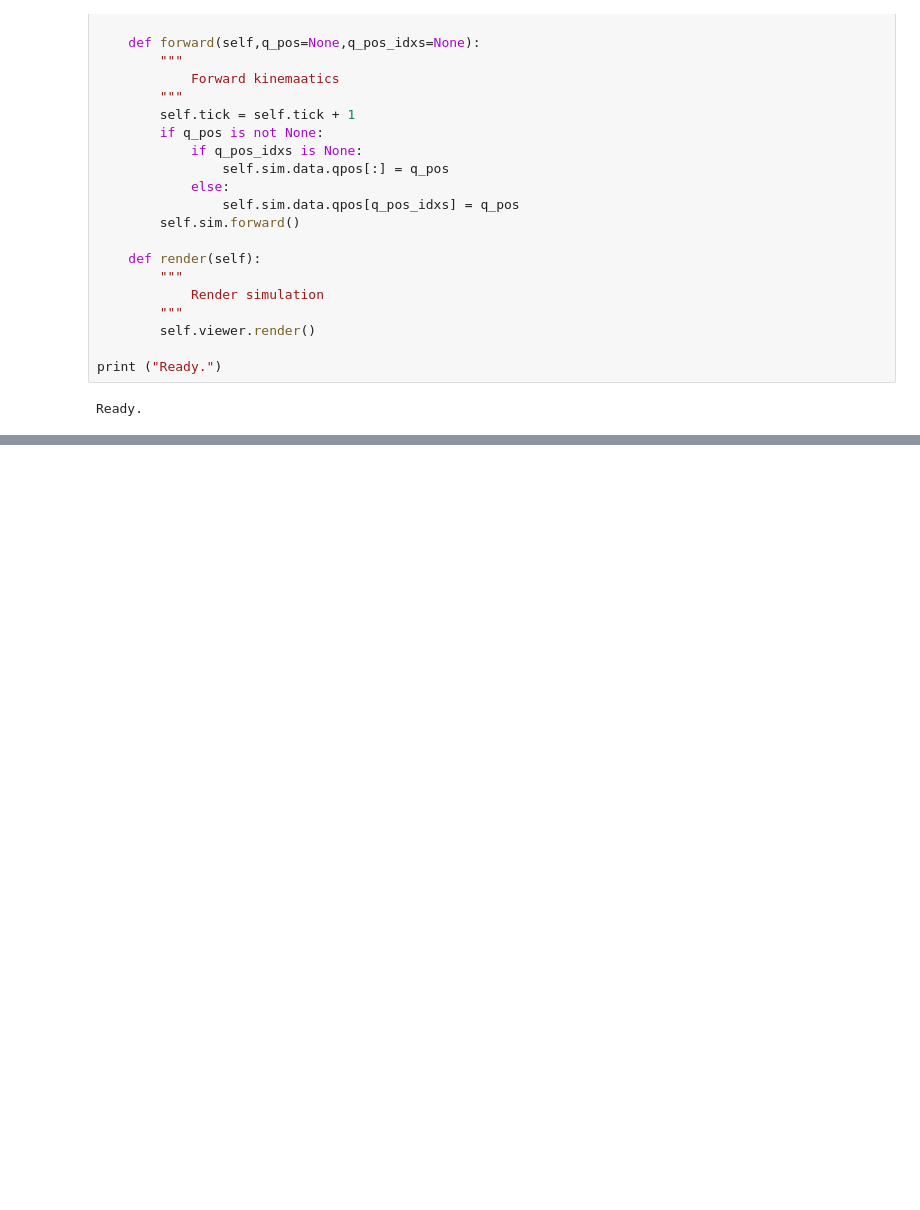
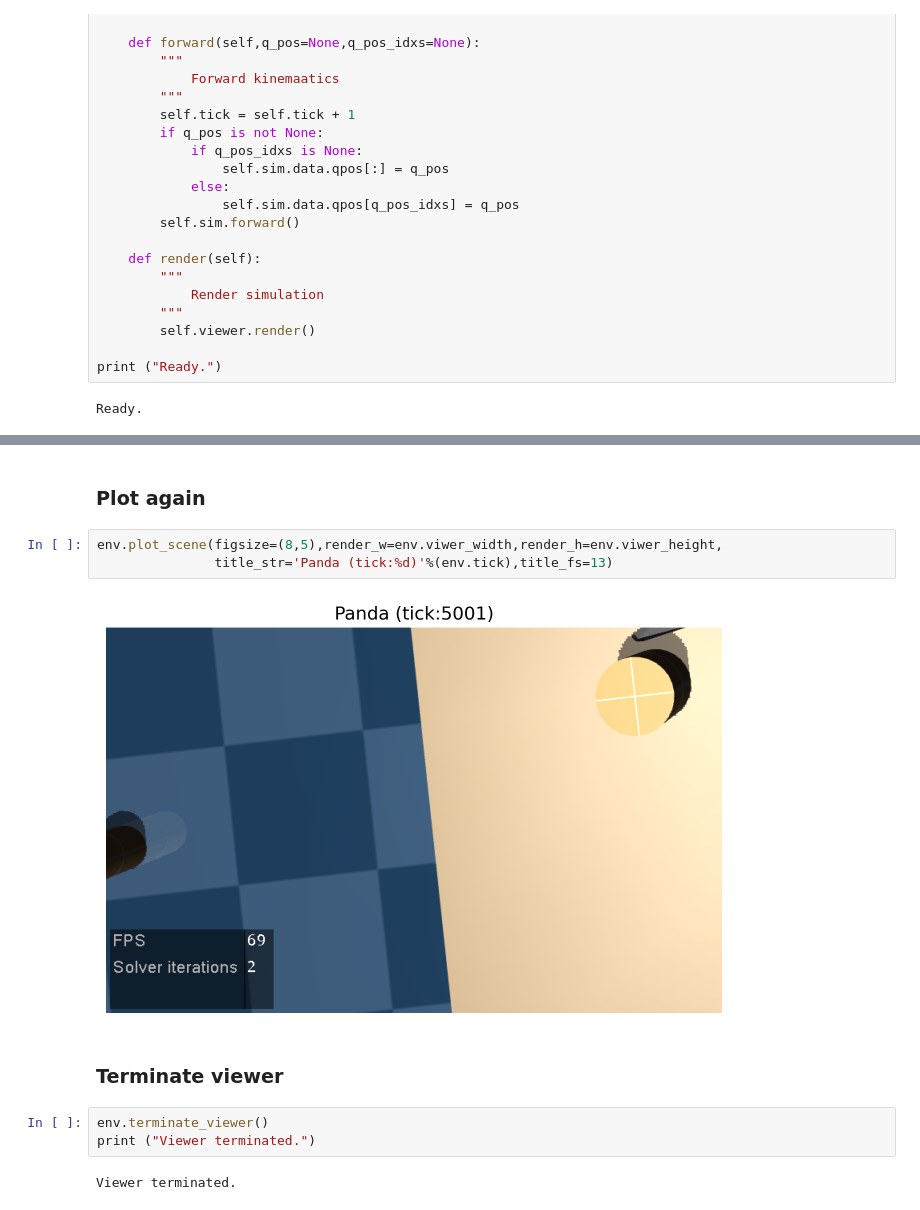
Before and after one commit to joonhyung-lee/mujoco-py-usage, a Jupyter notebook: code/demo_ur_00_parse.ipynb, the cells around one changed output, grey strips where cells are left out. Cells and saved outputs as stored; diff of their text form; blank space fills up the shorter version.

```diff
--- a/code/demo_ur_00_parse.ipynb
+++ b/code/demo_ur_00_parse.ipynb
@@ -211,0 +253,14 @@ NameError: name 'MuJoCoParserClass' is not defined
+# %% [markdown]
+### Plot again
+# %%
+env.plot_scene(figsize=(8,5),render_w=env.viwer_width,render_h=env.viwer_height,
+               title_str='Panda (tick:%d)'%(env.tick),title_fs=13)
+# %% [output]
+[figure, added]
+# %% [markdown]
+### Terminate viewer
+# %%
+env.terminate_viewer()
+print ("Viewer terminated.")
+# %% [output]
+Viewer terminated.
```
Also changed, not shown: parts of 6 cells of this notebook.
